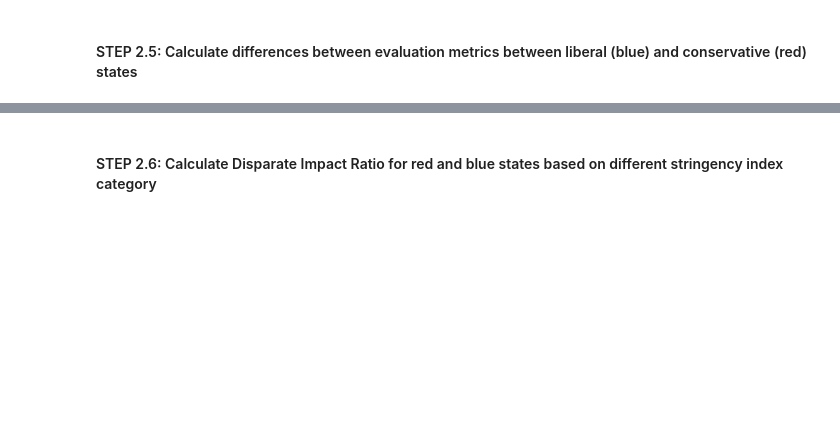
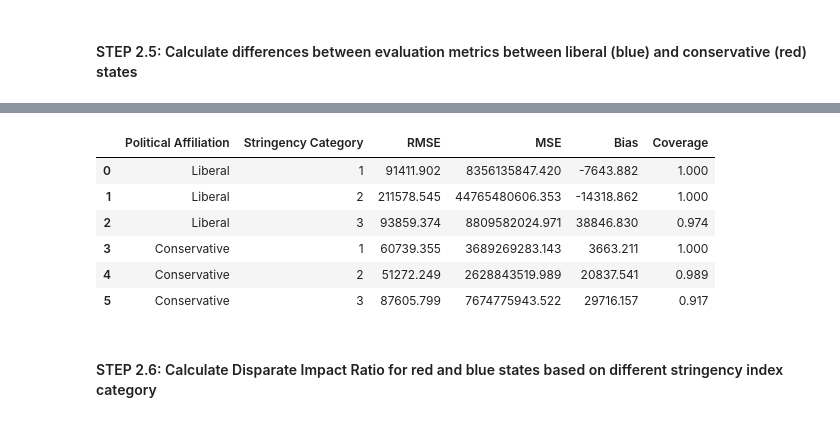
Before and after one commit to eunjeongc/covcast, a Jupyter notebook: Identifying and Mitigating Bias.ipynb, the cells around one changed output, grey strips where cells are left out. Saved outputs shown, nothing was run; the diff lists cells and outputs as text; code cells hidden in the pictures; blank space fills up the shorter version.

```diff
--- a/Identifying and Mitigating Bias.ipynb
+++ b/Identifying and Mitigating Bias.ipynb
@@ -344,13 +386,0 @@ grouped_mse, grouped_rmse, grouped_coverage_bias
-# %%
-metrics_df = pd.DataFrame({
-    'MSE': grouped_mse,
-    'RMSE': grouped_rmse,
-    'Coverage': grouped_coverage_bias['coverage'],
-    'Bias': grouped_coverage_bias['bias']
-})
-
-metrics_df.index = ['Conservative', 'Liberal']
-
-pd.set_option('display.float_format', lambda x: '%.2f' % x)
-
-metrics_df
@@ -380,2 +495,68 @@ Disparate Impact (DI) Ratio (Bias): -0.5982420189228294
+# %%
+import pandas as pd
+
+# Function to calculate coverage and bias
+def calculate_coverage_bias(y_true, y_pred):
+    bias = (y_pred - y_true).mean()
+    coverage = ((y_pred >= y_true.min()) & (y_pred <= y_true.max())).mean()
+    return coverage, bias
+
+# Interaction groups
+interaction_groups = [
+    (1, 1),
+    (1, 2),
+    (1, 3),
+    (0, 1),
+    (0, 2),
+    (0, 3)
+]
+
+# Dictionary to store results for interaction groups
+interaction_results = {group: {'y_true': [], 'y_pred': []} for group in interaction_groups}
+
+# Loop through each fold's stored predictions and true values
+for fold_index in range(len(y_true_list)):
+    X_test = X_test_list[fold_index]
+    y_test = y_true_list[fold_index]
+    y_pred = y_pred_list[fold_index]
+
+    # Store predictions and true values for interaction groups
+    for liberalism, stringency in interaction_results.keys():
+        group_mask = (X_test['liberalism'] == liberalism) & (X_test['stringency_category'] == stringency)
+        interaction_results[(liberalism, stringency)]['y_true'].extend(y_test[group_mask].tolist())
+        interaction_results[(liberalism, stringency)]['y_pred'].extend(y_pred[group_mask].tolist())
+
+# Calculate metrics for interaction groups
+interaction_metrics = []
+for group, values in interaction_results.items():
+    y_true = np.array(values['y_true'])
+    y_pred = np.array(values['y_pred'])
+    if len(y_true) > 0:
+        rmse = mean_squared_error(y_true, y_pred, squared=False)
+        mse = mean_squared_error(y_true, y_pred)
+        bias = (y_pred - y_true).mean()
+        coverage = ((y_pred >= y_true.min()) & (y_pred <= y_true.max())).mean()
+        interaction_metrics.append({
+            'Political Affiliation': 'Liberal' if group[0] == 1 else 'Conservative',
+            'Stringency Category': group[1],
+            'RMSE': rmse,
+            'MSE': mse,
+            'Bias': bias,
+            'Coverage': coverage
+        })
+
+# Convert interaction metrics to DataFrame
+interaction_df = pd.DataFrame(interaction_metrics)
+
+# Print the DataFrame
+display(interaction_df)
+# %% [output]
+|  | Political Affiliation | Stringency Category | RMSE | MSE | Bias | Coverage |
+| 0 | Liberal | 1 | 91411.902 | 8356135847.420 | -7643.882 | 1.000 |
+| 1 | Liberal | 2 | 211578.545 | 44765480606.353 | -14318.862 | 1.000 |
+| 2 | Liberal | 3 | 93859.374 | 8809582024.971 | 38846.830 | 0.974 |
+| 3 | Conservative | 1 | 60739.355 | 3689269283.143 | 3663.211 | 1.000 |
+| 4 | Conservative | 2 | 51272.249 | 2628843519.989 | 20837.541 | 0.989 |
+| 5 | Conservative | 3 | 87605.799 | 7674775943.522 | 29716.157 | 0.917 |
 # %% [markdown]
 #### STEP 2.6: Calculate Disparate Impact Ratio for red and blue states based on different stringency index category
```
Also changed, not shown: parts of 72 cells of this notebook.
